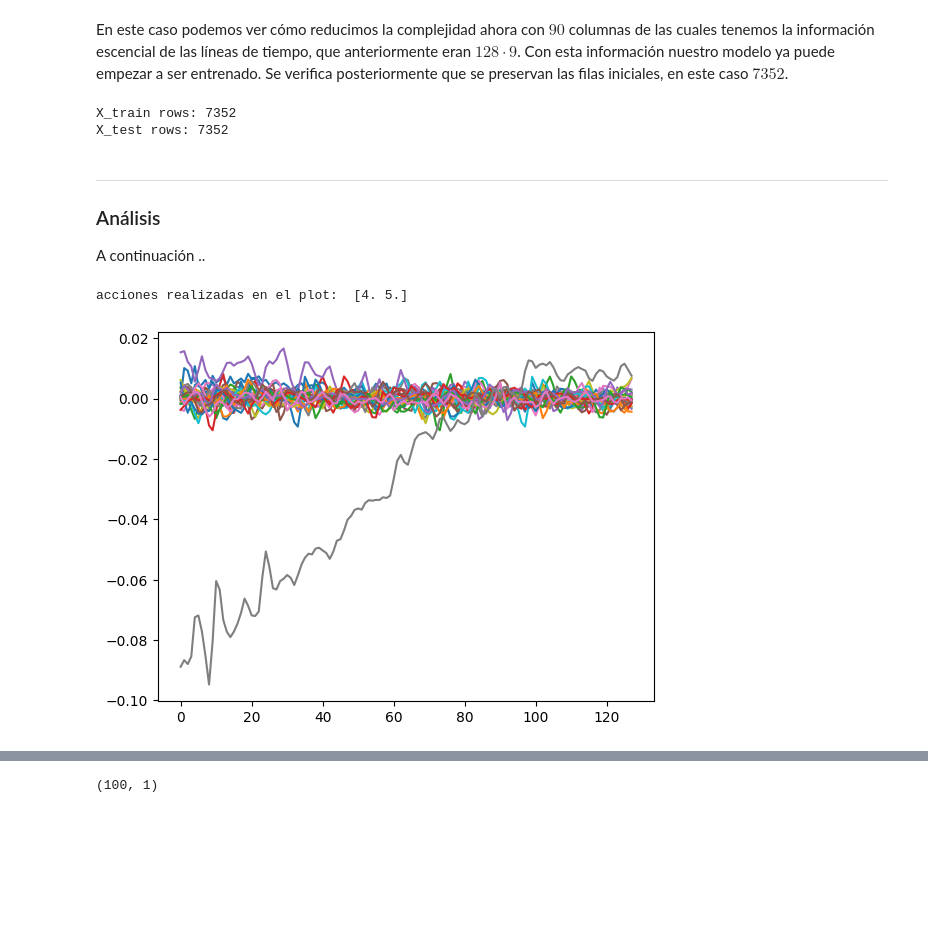
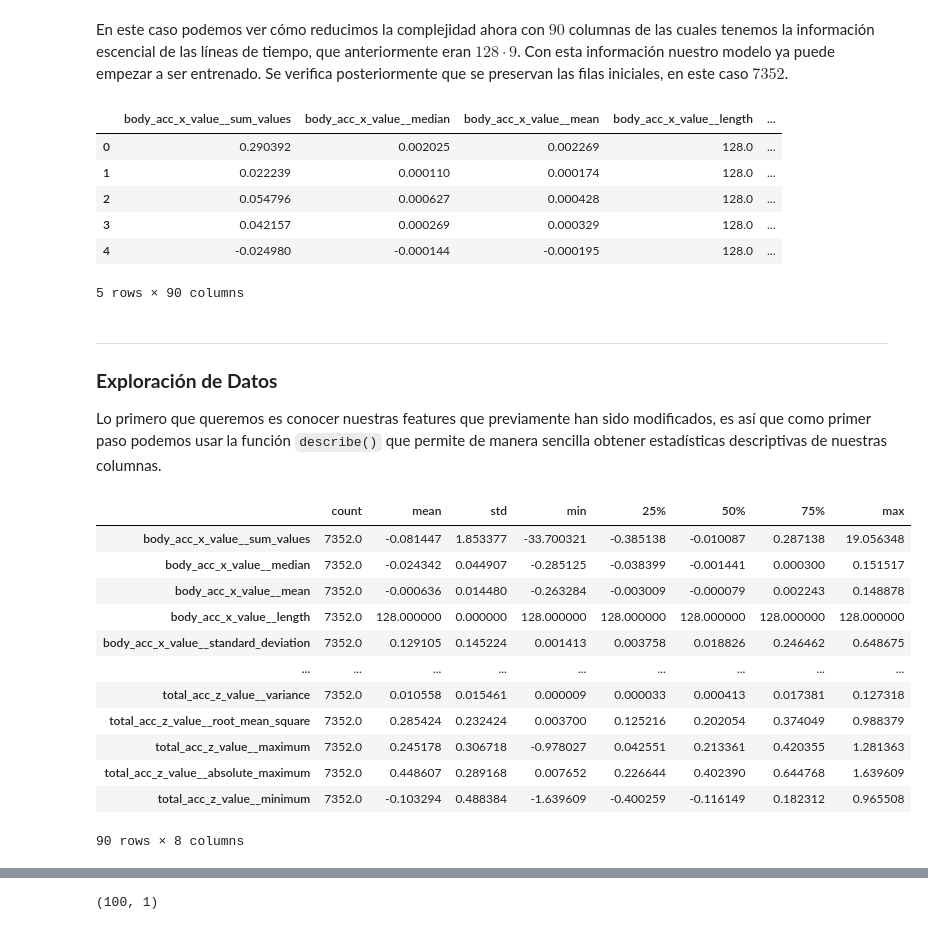
Before and after one commit to kaloslazo/SupervisedClassification, a Jupyter notebook: main.ipynb, the cells around one changed output, grey strips where cells are left out. Saved outputs shown, nothing was run; the diff lists cells and outputs as text; code cells hidden in the pictures; blank space fills up the shorter version.

```diff
--- a/main.ipynb
+++ b/main.ipynb
@@ -142,27 +143,34 @@ Index(['body_acc_x_value__sum_values', 'body_acc_x_value__median',
       dtype='object')
 # %% [markdown]
 En este caso podemos ver cómo reducimos la complejidad ahora con $90$ columnas de las cuales tenemos la información escencial de las líneas de tiempo, que anteriormente eran $128 \cdot 9$. Con esta información nuestro modelo ya puede empezar a ser entrenado. Se verifica posteriormente que se preservan las filas iniciales, en este caso $7352$.
-# %%
-X_train.head()
-print('X_train rows:', len(X_train))
-print('X_test rows:', len(X_test))
-# %% [output]
-X_train rows: 7352
-X_test rows: 7352
+# %%
+X_train.head()
+# %% [output]
+|  | body_acc_x_value__sum_values | body_acc_x_value__median | body_acc_x_value__mean | body_acc_x_value__length | ... |
+| 0 | 0.290392 | 0.002025 | 0.002269 | 128.0 | ... |
+| 1 | 0.022239 | 0.000110 | 0.000174 | 128.0 | ... |
+| 2 | 0.054796 | 0.000627 | 0.000428 | 128.0 | ... |
+| 3 | 0.042157 | 0.000269 | 0.000329 | 128.0 | ... |
+| 4 | -0.024980 | -0.000144 | -0.000195 | 128.0 | ... |
+5 rows × 90 columns
 # %% [markdown]
 ---
-### Análisis
+### **Exploración de Datos**
 
-A continuación ..
+Lo primero que queremos es conocer nuestras features que previamente han sido modificados, es así que como primer paso podemos usar la función `describe()` que permite de manera sencilla obtener estadísticas descriptivas de nuestras columnas.
-# %%
-import seaborn as sns
-
-offset = 0
-n = 28
-plot_data = train_data[0][offset:offset+n].to_numpy()
-print("acciones realizadas en el plot: ", np.unique(Y_train[offset:offset+n]))
-for row in plot_data:
-    sns.lineplot(data=row)
-# %% [output]
-acciones realizadas en el plot:  [4. 5.]
-[figure, removed]
+# %%
+X_train.describe().T
+# %% [output]
+|  | count | mean | std | min | 25% | 50% | 75% | max |
+| body_acc_x_value__sum_values | 7352.0 | -0.081447 | 1.853377 | -33.700321 | -0.385138 | -0.010087 | 0.287138 | 19.056348 |
+| body_acc_x_value__median | 7352.0 | -0.024342 | 0.044907 | -0.285125 | -0.038399 | -0.001441 | 0.000300 | 0.151517 |
+| body_acc_x_value__mean | 7352.0 | -0.000636 | 0.014480 | -0.263284 | -0.003009 | -0.000079 | 0.002243 | 0.148878 |
+| body_acc_x_value__length | 7352.0 | 128.000000 | 0.000000 | 128.000000 | 128.000000 | 128.000000 | 128.000000 | 128.000000 |
+| body_acc_x_value__standard_deviation | 7352.0 | 0.129105 | 0.145224 | 0.001413 | 0.003758 | 0.018826 | 0.246462 | 0.648675 |
+| ... | ... | ... | ... | ... | ... | ... | ... | ... |
+| total_acc_z_value__variance | 7352.0 | 0.010558 | 0.015461 | 0.000009 | 0.000033 | 0.000413 | 0.017381 | 0.127318 |
+| total_acc_z_value__root_mean_square | 7352.0 | 0.285424 | 0.232424 | 0.003700 | 0.125216 | 0.202054 | 0.374049 | 0.988379 |
+| total_acc_z_value__maximum | 7352.0 | 0.245178 | 0.306718 | -0.978027 | 0.042551 | 0.213361 | 0.420355 | 1.281363 |
+| total_acc_z_value__absolute_maximum | 7352.0 | 0.448607 | 0.289168 | 0.007652 | 0.226644 | 0.402390 | 0.644768 | 1.639609 |
+| total_acc_z_value__minimum | 7352.0 | -0.103294 | 0.488384 | -1.639609 | -0.400259 | -0.116149 | 0.182312 | 0.965508 |
+90 rows × 8 columns
```
Also changed, not shown: parts of 10 cells of this notebook.
